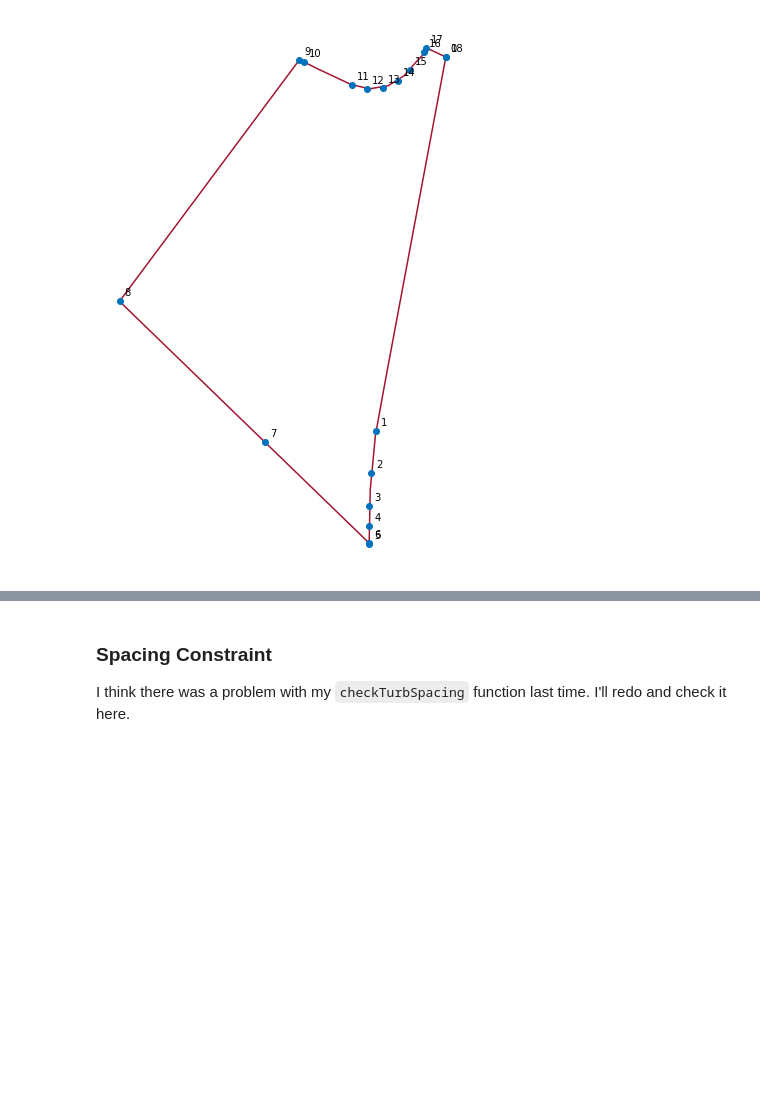
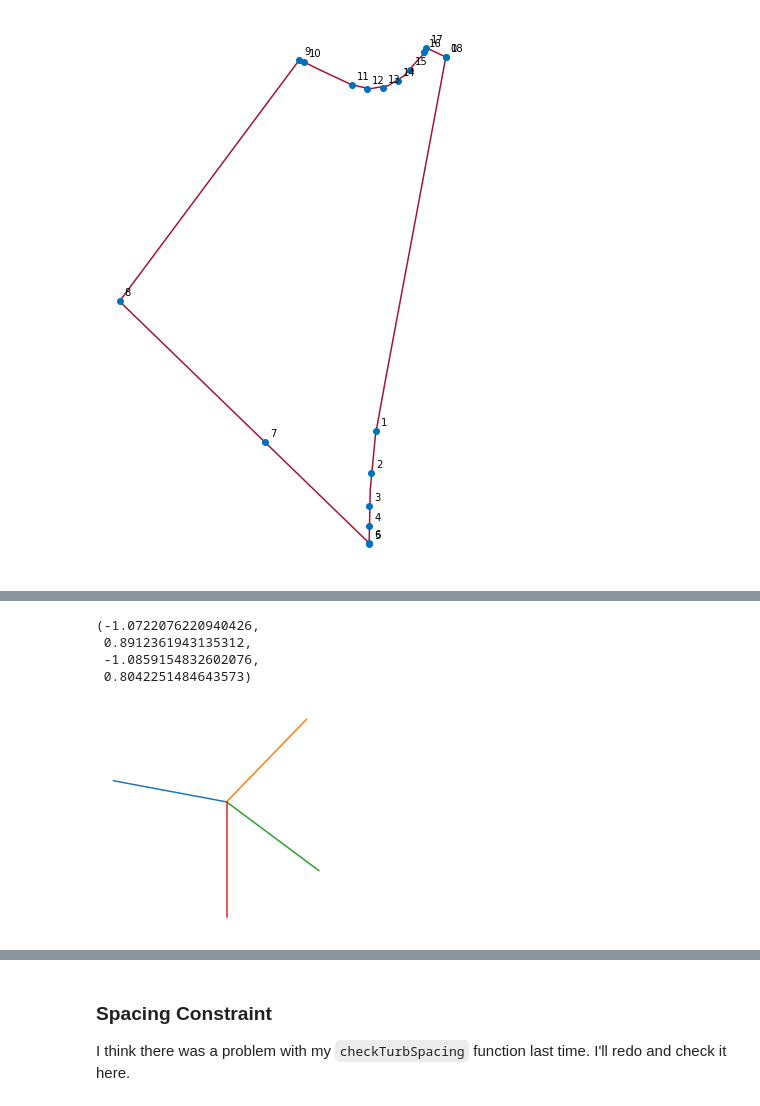
Before and after one commit to byuflowlab/iea37-casestudies-extrafiles, a Jupyter notebook: cs3-4/optimo-attempt-2/bakerIEA37cs3-11-cs3workout.ipynb, the cells around one changed output, grey strips where cells are left out. Drawn from its saved outputs; the diff is of its cells as text; code cells hidden in the pictures; blank space fills up the shorter version.

```diff
--- a/cs3-4/optimo-attempt-2/bakerIEA37cs3-11-cs3workout.ipynb
+++ b/cs3-4/optimo-attempt-2/bakerIEA37cs3-11-cs3workout.ipynb
@@ -426,0 +374,15 @@ for i in range(len(turbRandoList)):         # Number the turbines
+# %%
+# Plot the Normals
+BndryNormals = bndryNormals(newVertices)
+for i in range(4):
+    plt.plot([0,BndryNormals[i][0]], [0,BndryNormals[i][1]])
+
+plt.axis('scaled')                      # Trim the white space
+plt.axis('off')                         # Turn off the framing
+#plt.savefig("./figures/FaceNormals.pdf", bbox_inches='tight')
+# %% [output]
+(-1.0722076220940426,
+ 0.8912361943135312,
+ -1.0859154832602076,
+ 0.8042251484643573)
+[figure, added]
```
Also changed, not shown: parts of 16 cells of this notebook, 5 other files.
